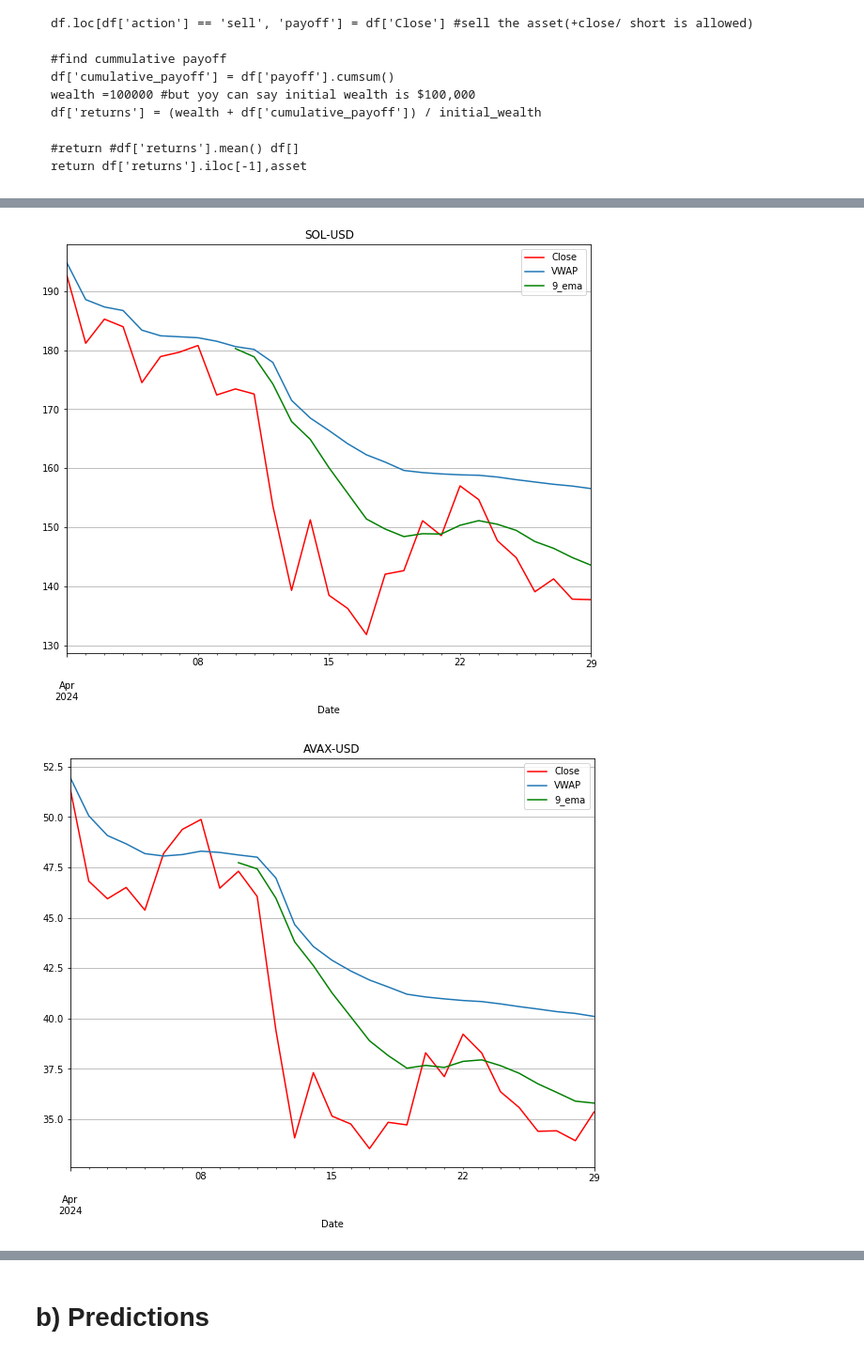
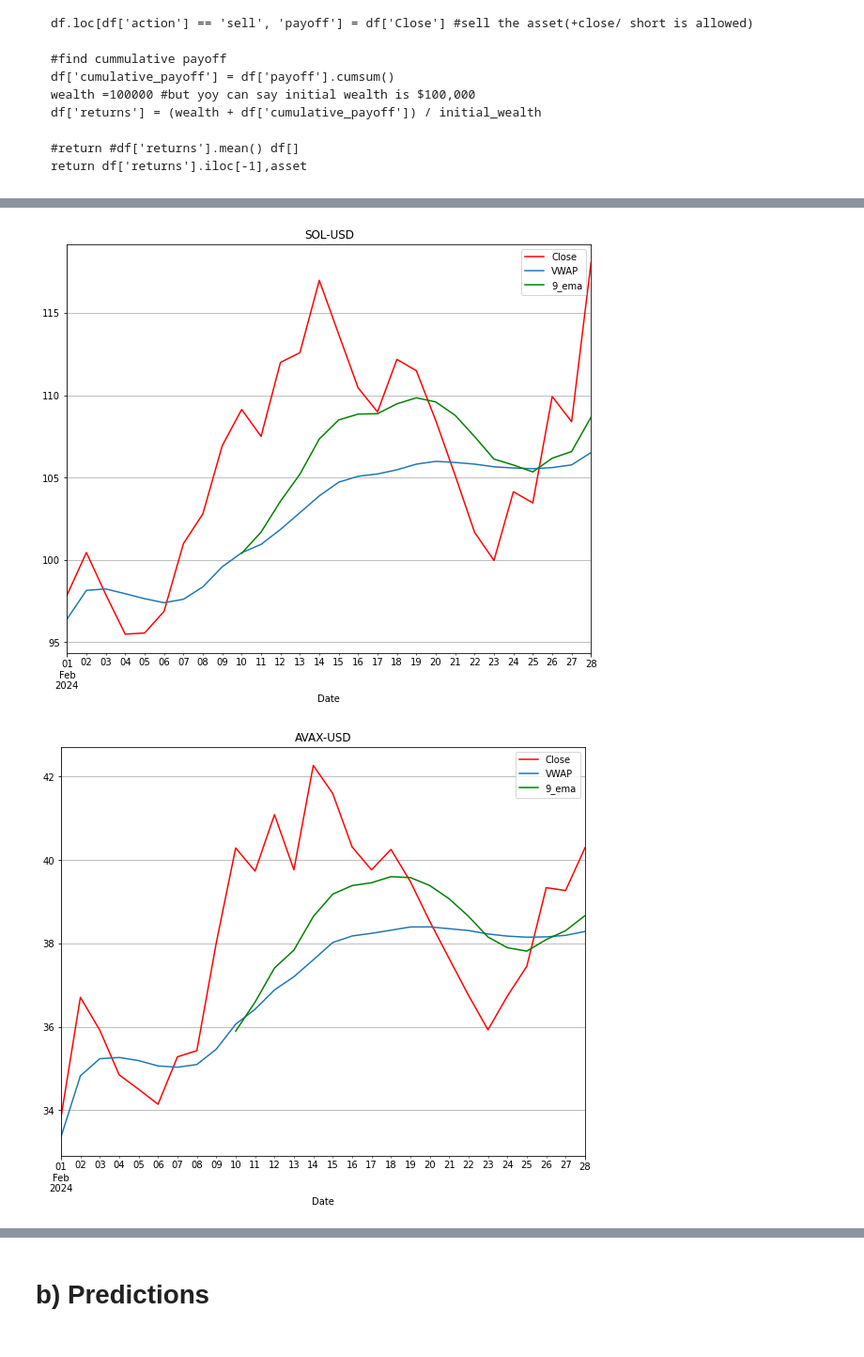
Before and after one commit to Anirudhashok966/EDV_EVPI, a Jupyter notebook: final recc and scalper.ipynb, the cells around one changed output, grey strips where cells are left out. Shown at 94% size. Saved outputs shown, nothing was run; the diff lists cells and outputs as text; code cells hidden in the pictures.

```diff
--- a/final recc and scalper.ipynb
+++ b/final recc and scalper.ipynb
@@ -65,7 +65,7 @@ def extractor(alg, start_date, end_date):
 
 #extractor(sarimax_predictions, '2023-03-31', '2024-03-31')
 # %%
-dfn= extractor(sarimax_predictions, '2023-03-31', '2024-04-30');print(dfn)
+dfn= extractor(sarimax_predictions, '2023-01-31', '2024-02-29');print(dfn)
 #'2023-01-31', '2024-02-29'#feb
 #'2023-03-31', '2024-03-31'#march
 #'2023-03-31', '2024-04-30' #aprl
@@ -278,7 +278,7 @@ for j in cryptocurrencies:
 cryptocurrencies = ['BNB-USD', 'BTC-USD', 'ETH-USD', 'XRP-USD','SOL-USD','AVAX-USD','USDT-USD','USDC-USD','SHIB-USD','DOGE-USD']
 for i in cryptocurrencies:
     plt.figure(figsize=(13, 10))
-    r = plots(i, '2024-04-01', '2024-04-30')
+    r = plots(i, '2024-02-01', '2024-02-29')
 # %% [output]
 [*********************100%%**********************]  1 of 1 completed
 [*********************100%%**********************]  1 of 1 completed
@@ -297,2 +297,2 @@ for i in cryptocurrencies:
-[figure, old version]
+[figure, new version]
-[figure, old version]
+[figure, new version]
```
Also changed, not shown: parts of 12 cells of this notebook.
